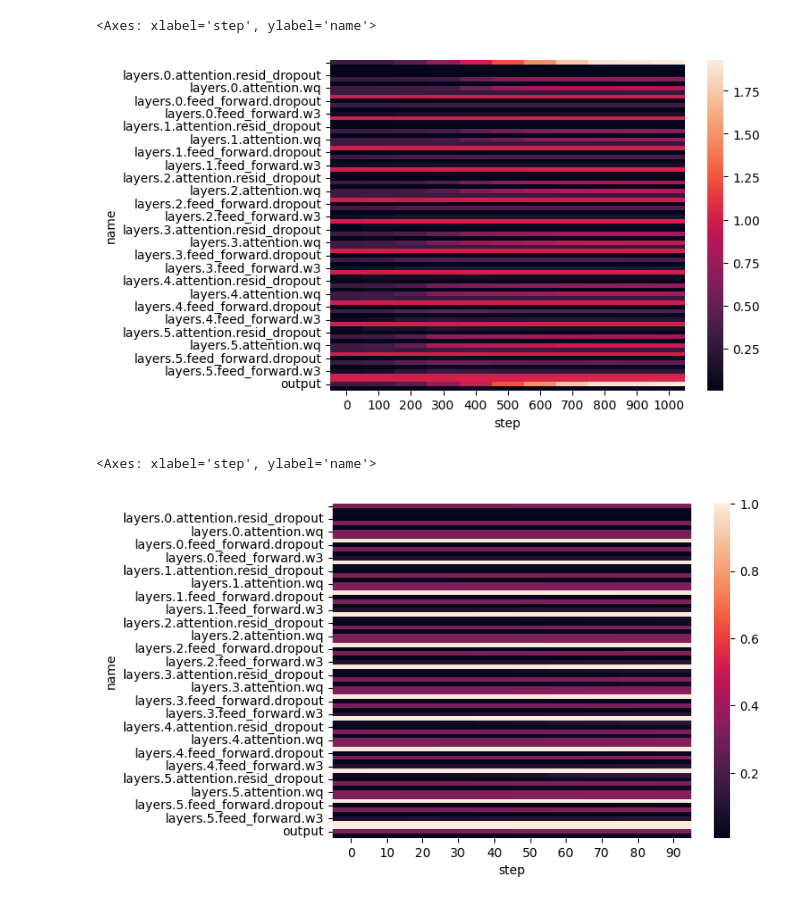
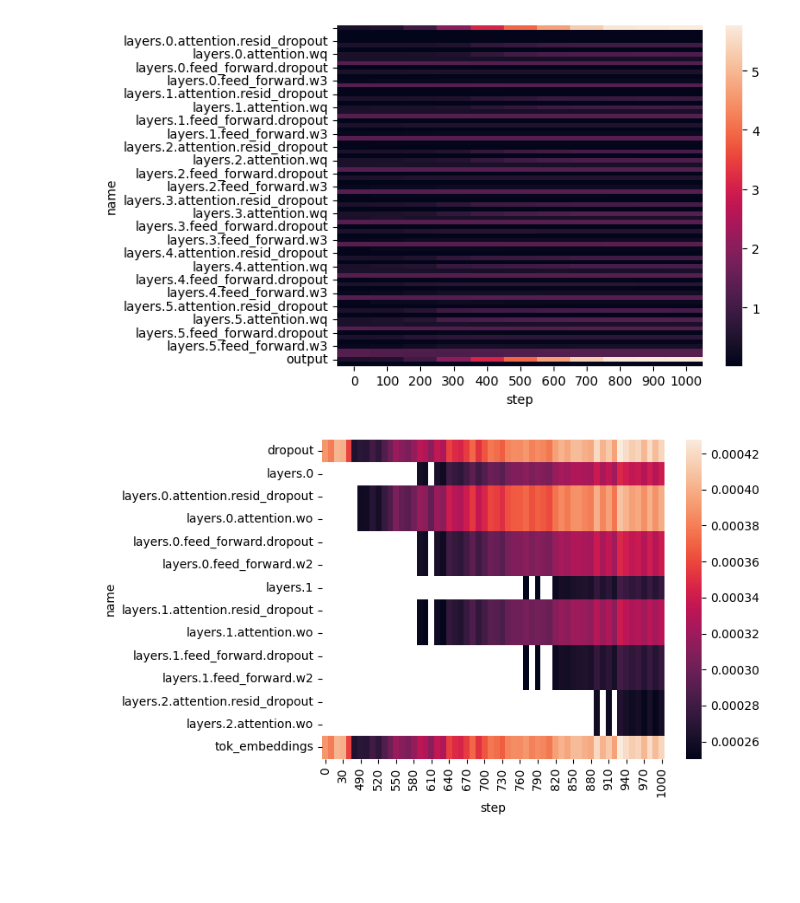
Before and after one commit to graphcore-research/track-and-visualize, a Jupyter notebook: notebooks/pd-explorations.ipynb, the cells around one changed output. Saved outputs shown, nothing was run; the diff lists cells and outputs as text; code cells hidden in the pictures; blank space fills up the shorter version.

```diff
--- a/notebooks/pd-explorations.ipynb
+++ b/notebooks/pd-explorations.ipynb
@@ -7,6 +7,7 @@ if module_path not in sys.path:
     sys.path.append(module_path)
 
 # import pandas as pd
-from src.vis import alt_global_view
+from src.vis import scalar_global_heatmap
 from src.log.common import read_pickle, TensorType
-df = read_pickle('../test-data/numerics_df_v2.pkl')
+df = read_pickle('../test-data/numerics_df_v3.pkl')
+import matplotlib.pyplot as plt
@@ -30,22 +14,20 @@ df
 # %%
-alt_global_view(
+fig = scalar_global_heatmap(
     df,
     tt=TensorType.Activation,
     inc=100,
-    scalar_metric='std'
+    scalar_metric='rm4'
 )
 # %% [output]
-<Axes: xlabel='step', ylabel='name'>
-[figure, old version]
+[figure, new version]
 # %%
-alt_global_view(
-    df.query('@df.metadata.step < 100'),
-    tt=TensorType.Activation,
+plt = scalar_global_heatmap(
+    df.query('@df.metadata.step < 1001 and @df.general_stats.rm2 > 0.00025'),
+    tt=TensorType.Gradient,
     inc=10,
-    scalar_metric='std'
+    scalar_metric='rm2'
 )
 # %% [output]
-<Axes: xlabel='step', ylabel='name'>
-[figure, old version]
+[figure, new version]
 # %%
 df = read_pickle('../test-data/numerics_df_v2.pkl')
```
Also changed, not shown: parts of 15 cells of this notebook, 6 other files.
